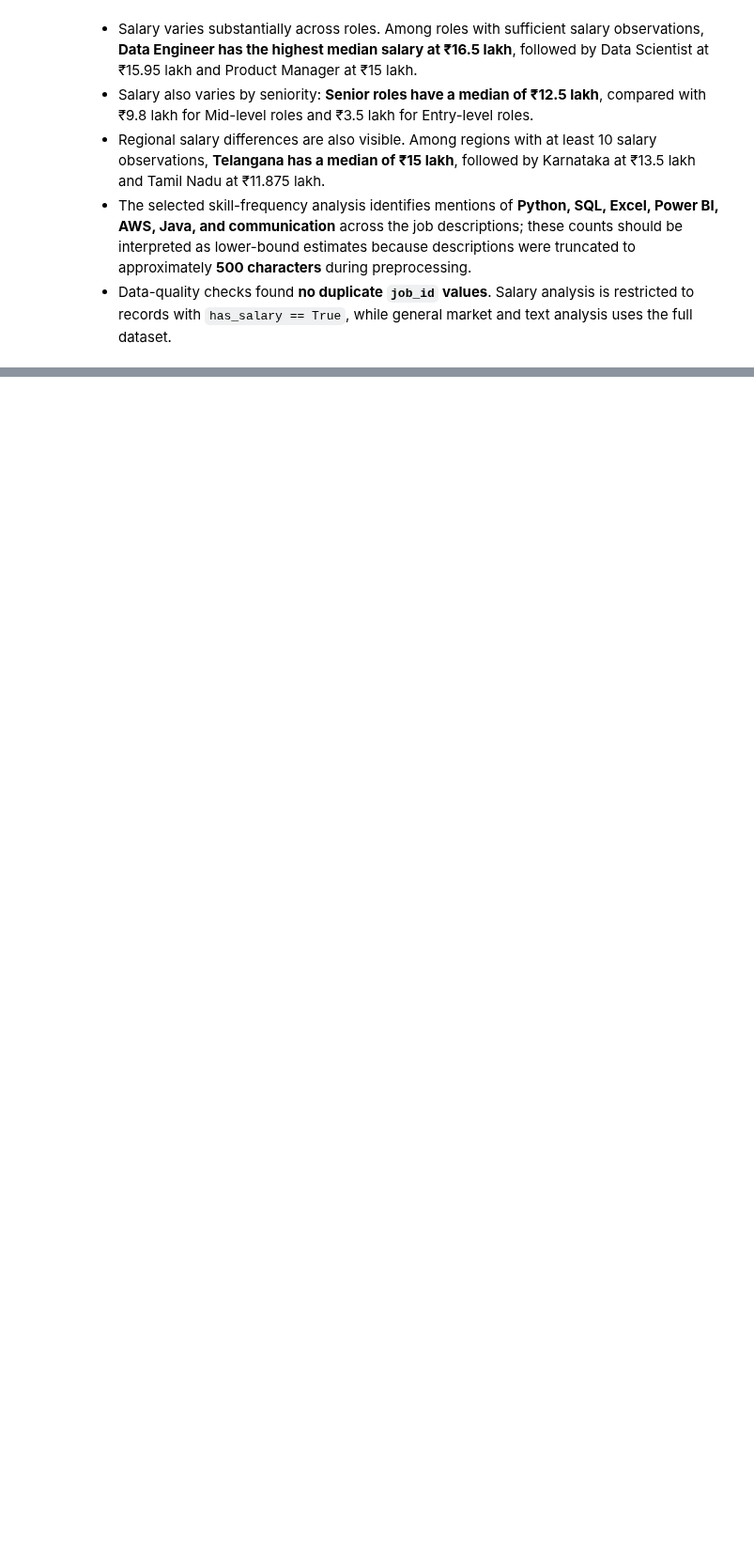
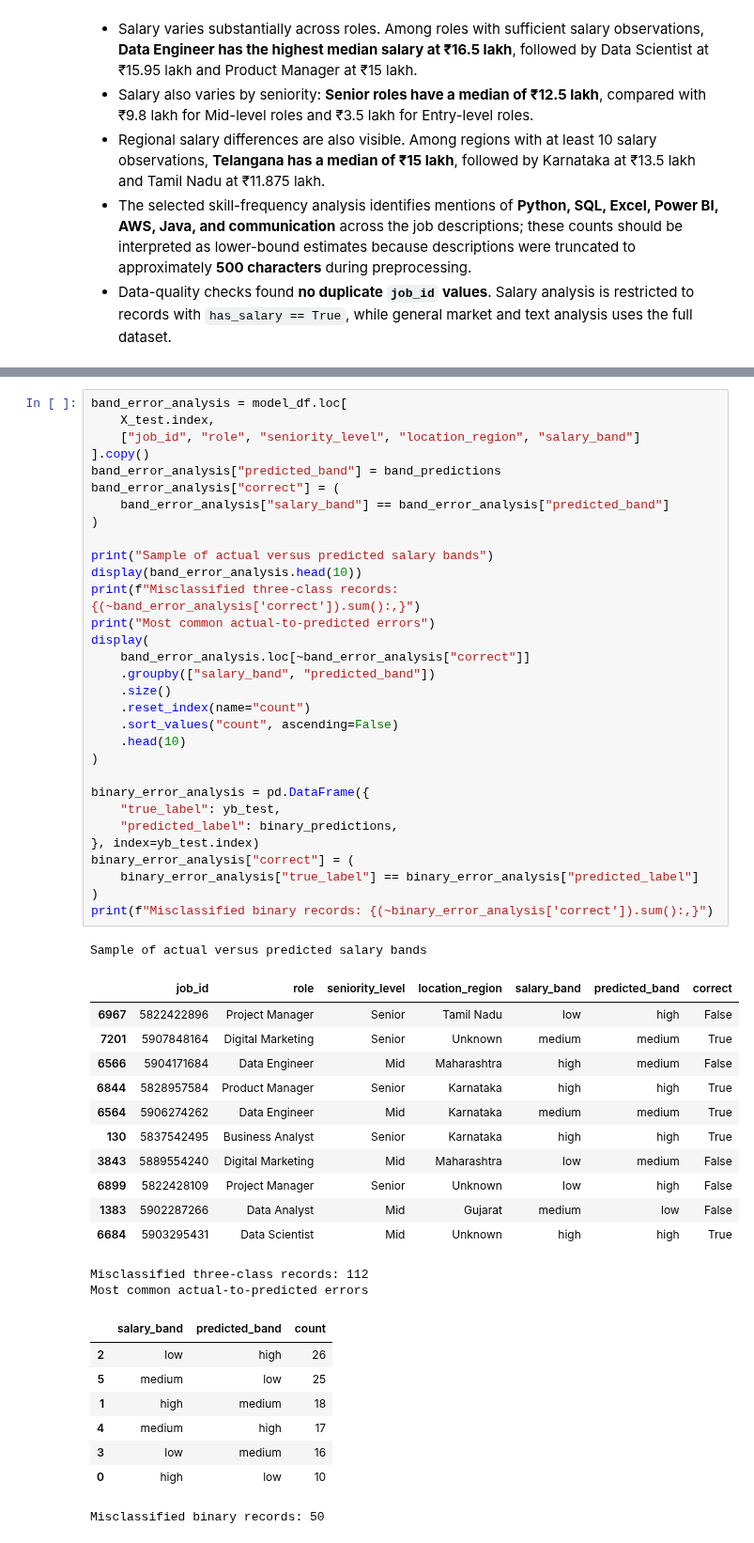
Before and after one commit to anusanth26/Career-Market-Intelligence, a Jupyter notebook: notebooks/career_market_intelligence.ipynb, the cells around one changed output, grey strips where cells are left out. Shown at 94% size. Cells and saved outputs as stored; diff of their text form; blank space fills up the shorter version.

```diff
--- a/notebooks/career_market_intelligence.ipynb
+++ b/notebooks/career_market_intelligence.ipynb
@@ -1961,0 +2030,54 @@ Top text terms associated with medium: service, database, sql, project, infrastr
+# %%
+band_error_analysis = model_df.loc[
+    X_test.index,
+    ["job_id", "role", "seniority_level", "location_region", "salary_band"]
+].copy()
+band_error_analysis["predicted_band"] = band_predictions
+band_error_analysis["correct"] = (
+    band_error_analysis["salary_band"] == band_error_analysis["predicted_band"]
+)
+
+print("Sample of actual versus predicted salary bands")
+display(band_error_analysis.head(10))
+print(f"Misclassified three-class records: {(~band_error_analysis['correct']).sum():,}")
+print("Most common actual-to-predicted errors")
+display(
+    band_error_analysis.loc[~band_error_analysis["correct"]]
+    .groupby(["salary_band", "predicted_band"])
+    .size()
+    .reset_index(name="count")
+    .sort_values("count", ascending=False)
+    .head(10)
+)
+
+binary_error_analysis = pd.DataFrame({
+    "true_label": yb_test,
+    "predicted_label": binary_predictions,
+}, index=yb_test.index)
+binary_error_analysis["correct"] = (
+    binary_error_analysis["true_label"] == binary_error_analysis["predicted_label"]
+)
+print(f"Misclassified binary records: {(~binary_error_analysis['correct']).sum():,}")
+# %% [output]
+Sample of actual versus predicted salary bands
+|  | job_id | role | seniority_level | location_region | salary_band | predicted_band | correct |
+| 6967 | 5822422896 | Project Manager | Senior | Tamil Nadu | low | high | False |
+| 7201 | 5907848164 | Digital Marketing | Senior | Unknown | medium | medium | True |
+| 6566 | 5904171684 | Data Engineer | Mid | Maharashtra | high | medium | False |
+| 6844 | 5828957584 | Product Manager | Senior | Karnataka | high | high | True |
+| 6564 | 5906274262 | Data Engineer | Mid | Karnataka | medium | medium | True |
+| 130 | 5837542495 | Business Analyst | Senior | Karnataka | high | high | True |
+| 3843 | 5889554240 | Digital Marketing | Mid | Maharashtra | low | medium | False |
+| 6899 | 5822428109 | Project Manager | Senior | Unknown | low | high | False |
+| 1383 | 5902287266 | Data Analyst | Mid | Gujarat | medium | low | False |
+| 6684 | 5903295431 | Data Scientist | Mid | Unknown | high | high | True |
+Misclassified three-class records: 112
+Most common actual-to-predicted errors
+|  | salary_band | predicted_band | count |
+| 2 | low | high | 26 |
+| 5 | medium | low | 25 |
+| 1 | high | medium | 18 |
+| 4 | medium | high | 17 |
+| 3 | low | medium | 16 |
+| 0 | high | low | 10 |
+Misclassified binary records: 50
```
Also changed, not shown: parts of 88 cells of this notebook, 11 other files.
